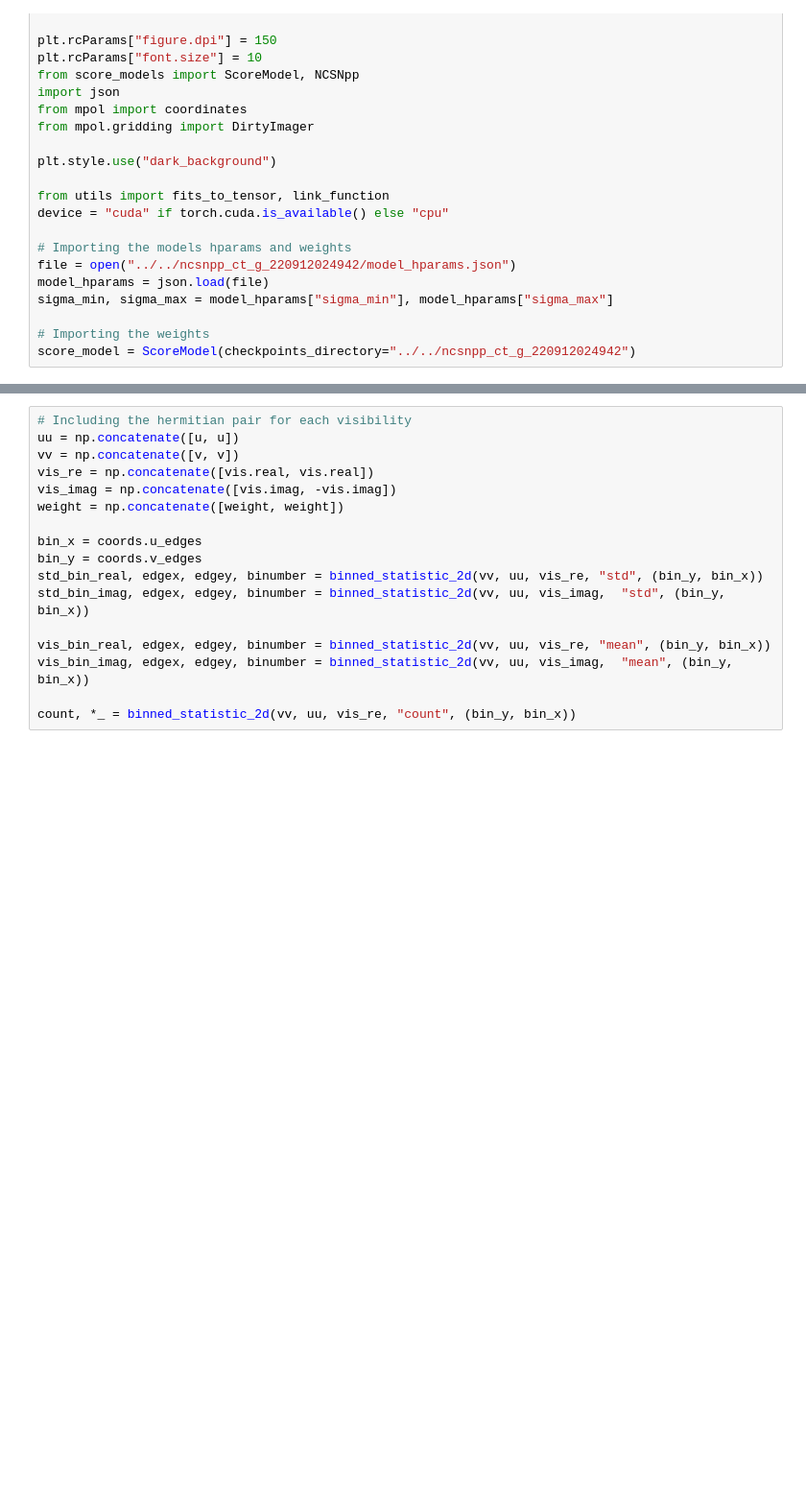
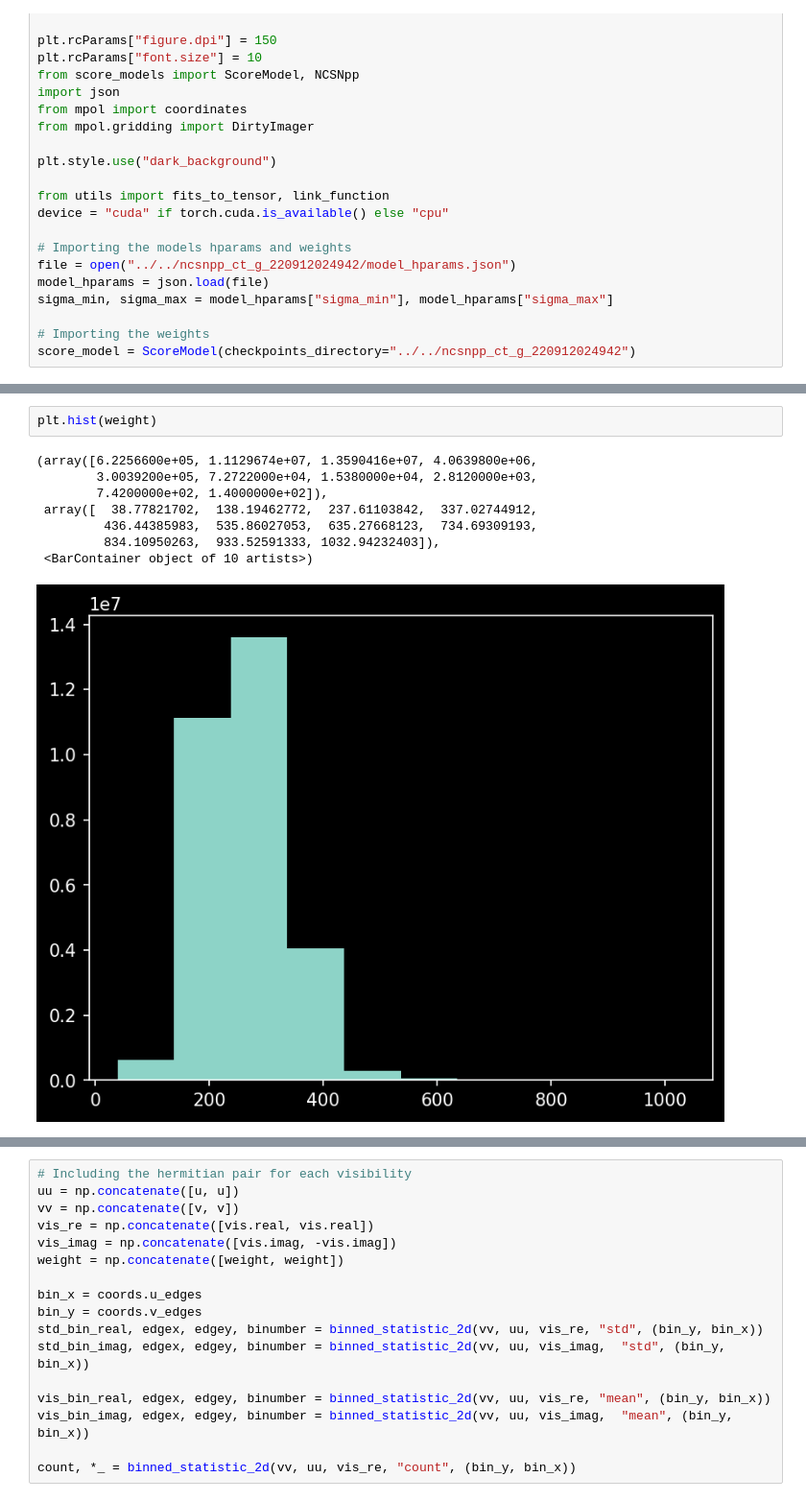
Before and after one commit to EnceladeCandy/diffusion-radio-astronomy, a Jupyter notebook: notebooks/mpol_inf_real copy 5.ipynb, the cells around one changed output, grey strips where cells are left out. Shown at 96% size. Drawn from its saved outputs; the diff is of its cells as text; blank space fills up the shorter version.

```diff
--- a/notebooks/mpol_inf_real copy 5.ipynb
+++ b/notebooks/mpol_inf_real copy 5.ipynb
@@ -71,3 +95,14 @@ dirty_image, beam = torch.tensor(dirty_image.copy()).to(device), torch.tensor(be
+# %%
+plt.hist(weight)
+# %% [output]
+(array([6.2256600e+05, 1.1129674e+07, 1.3590416e+07, 4.0639800e+06,
+        3.0039200e+05, 7.2722000e+04, 1.5380000e+04, 2.8120000e+03,
+        7.4200000e+02, 1.4000000e+02]),
+ array([  38.77821702,  138.19462772,  237.61103842,  337.02744912,
+         436.44385983,  535.86027053,  635.27668123,  734.69309193,
+         834.10950263,  933.52591333, 1032.94232403]),
+ <BarContainer object of 10 artists>)
+[figure, added]
 # %%
 # Plotting...
 fig, axs = plt.subplots(nrows= 1 , ncols = 2, figsize = (7, 3.5))
```
Also changed, not shown: parts of 21 cells of this notebook, 11 other files.
